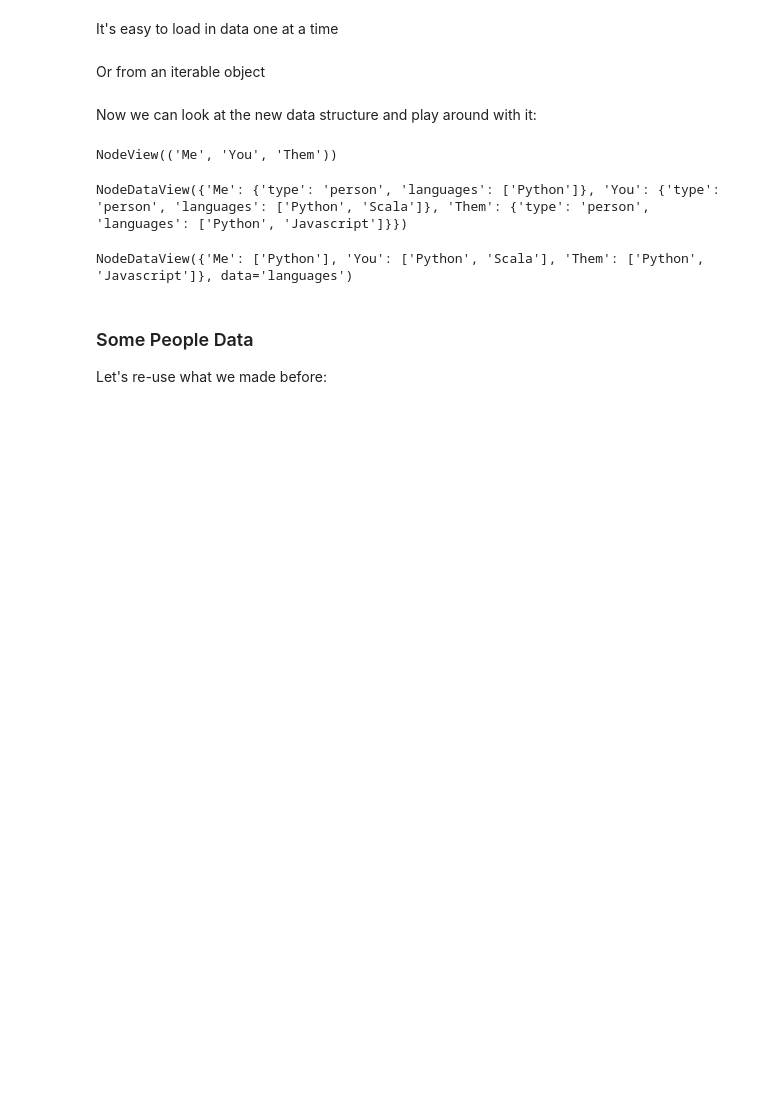
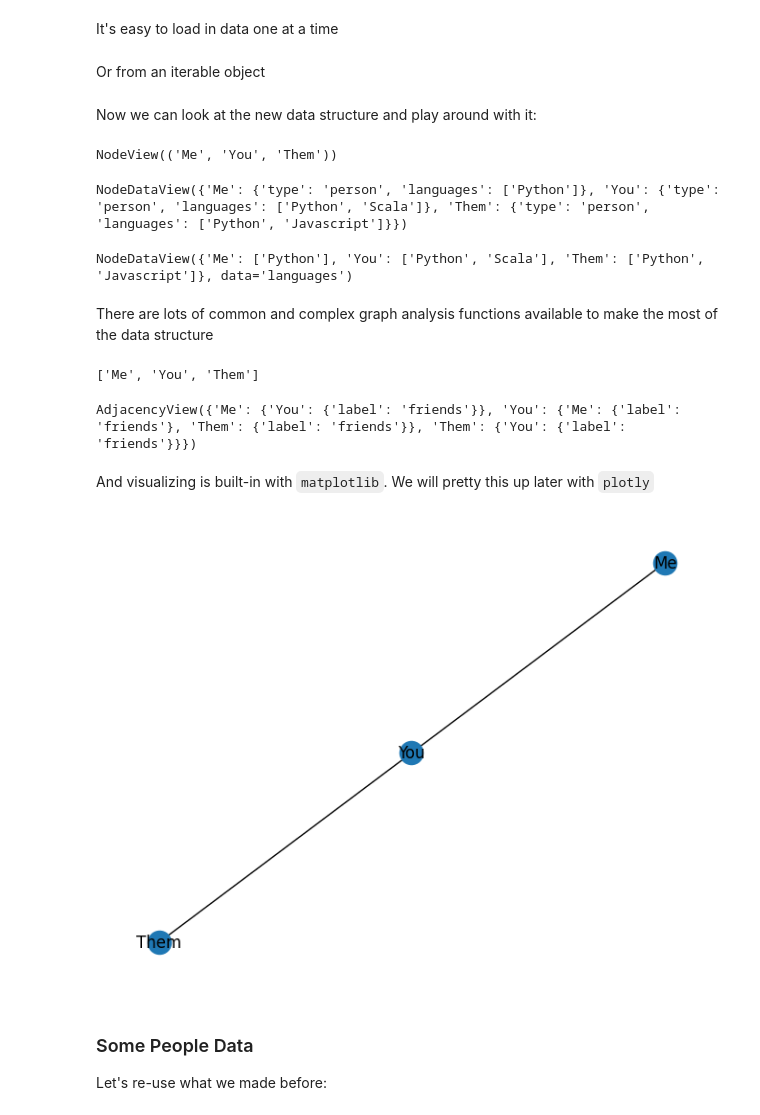
Before and after one commit to lucasdurand/network-graph-tutorial, a Jupyter notebook: Part 1 - The Graph/Solution.ipynb, the cells around one changed output. Cells and saved outputs as stored; diff of their text form; code cells hidden in the pictures; blank space fills up the shorter version.

```diff
--- a/Part 1 - The Graph/Solution.ipynb
+++ b/Part 1 - The Graph/Solution.ipynb
@@ -37,6 +39,23 @@ G.nodes(data="languages") # show a specific attribute
 NodeDataView({'Me': ['Python'], 'You': ['Python', 'Scala'], 'Them': ['Python', 'Javascript']}, data='languages')
 # %%
 G.add_edge("Me","You", label="friends") # add an edge connecting two nodes ...
+G.add_edge("You","Them", label="friends") # add an edge connecting two nodes ...
+# %% [markdown]
+There are lots of common and complex graph analysis functions available to make the most of the data structure
+# %%
+nx.shortest_path(G, source="Me", target="Them") # find paths between nodes through edges
+# %% [output]
+['Me', 'You', 'Them']
+# %%
+G.adj # find adjacent nodes
+# %% [output]
+AdjacencyView({'Me': {'You': {'label': 'friends'}}, 'You': {'Me': {'label': 'friends'}, 'Them': {'label': 'friends'}}, 'Them': {'You': {'label': 'friends'}}})
+# %% [markdown]
+And visualizing is built-in with `matplotlib`. We will pretty this up later with `plotly`
+# %%
+nx.draw(G, with_labels=True)
+# %% [output]
+[figure, added]
 # %% [markdown]
 ### Some People Data
 
```
Also changed, not shown: parts of 13 cells of this notebook, 1 other file.
